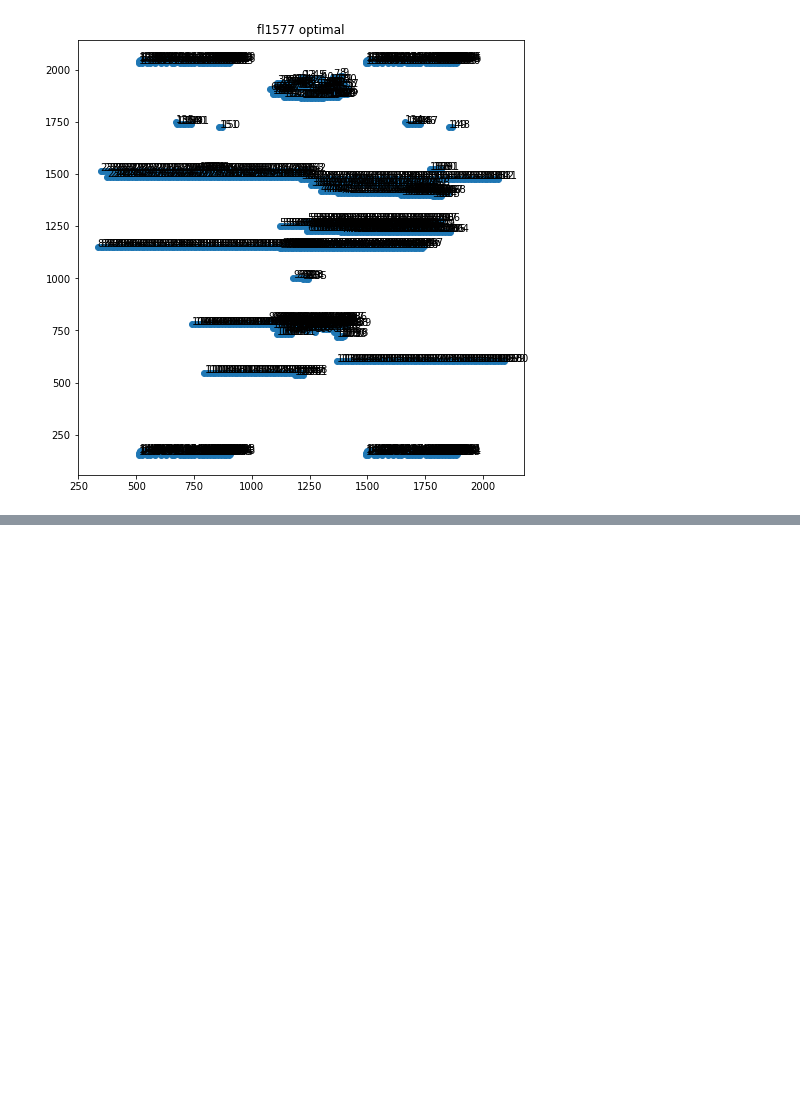
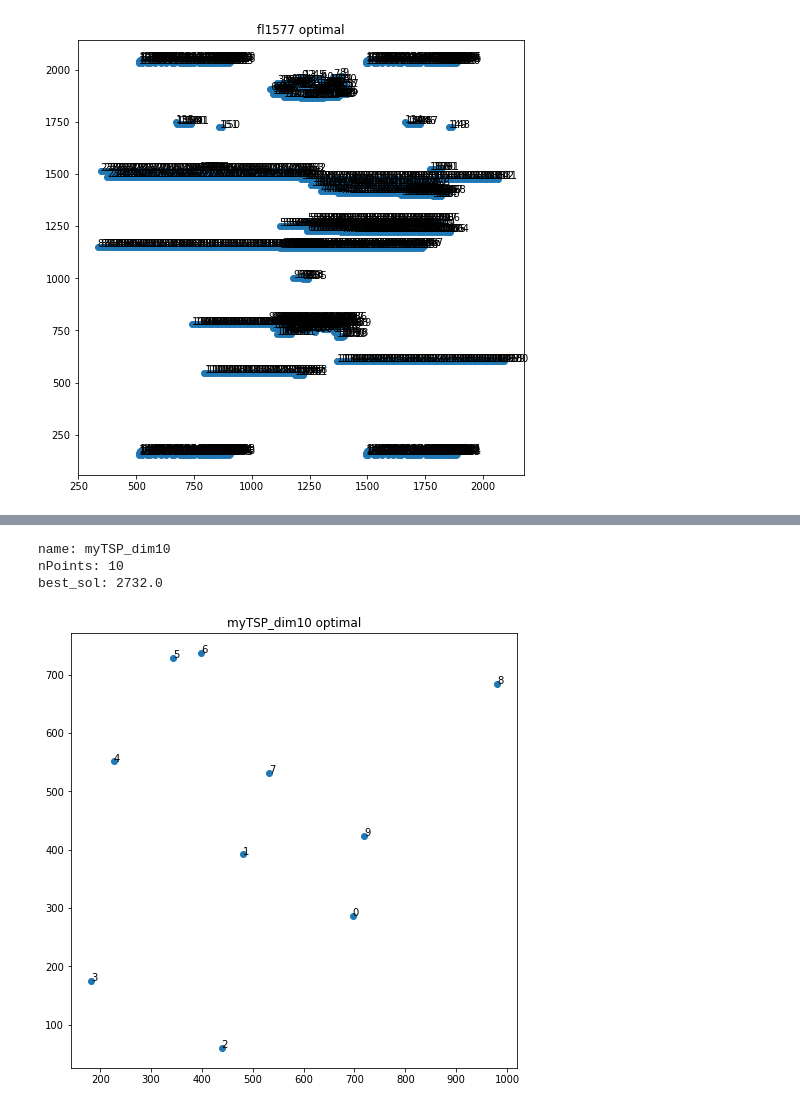
Before and after one commit to WiZeYAR/AI2021MA, a Jupyter notebook: ACS_for_the_TSP.ipynb, the cells around one changed output, grey strips where cells are left out. Saved outputs shown, nothing was run; the diff lists cells and outputs as text; code cells hidden in the pictures; blank space fills up the shorter version.

```diff
--- a/ACS_for_the_TSP.ipynb
+++ b/ACS_for_the_TSP.ipynb
@@ -97,0 +98,9 @@ pheromone     : [2.2024013927634025e-08, 2.2024013927634025e-08, 2.2024013927634
+# %%
+ic = TSP_Instance_Creator("standard", 'myTSP_dim10.tsp')
+ic.print_info()
+ic.plot_data()
+# %% [output]
+name: myTSP_dim10
+nPoints: 10
+best_sol: 2732.0
+[figure, added]
```
Also changed, not shown: parts of 4 cells of this notebook.
